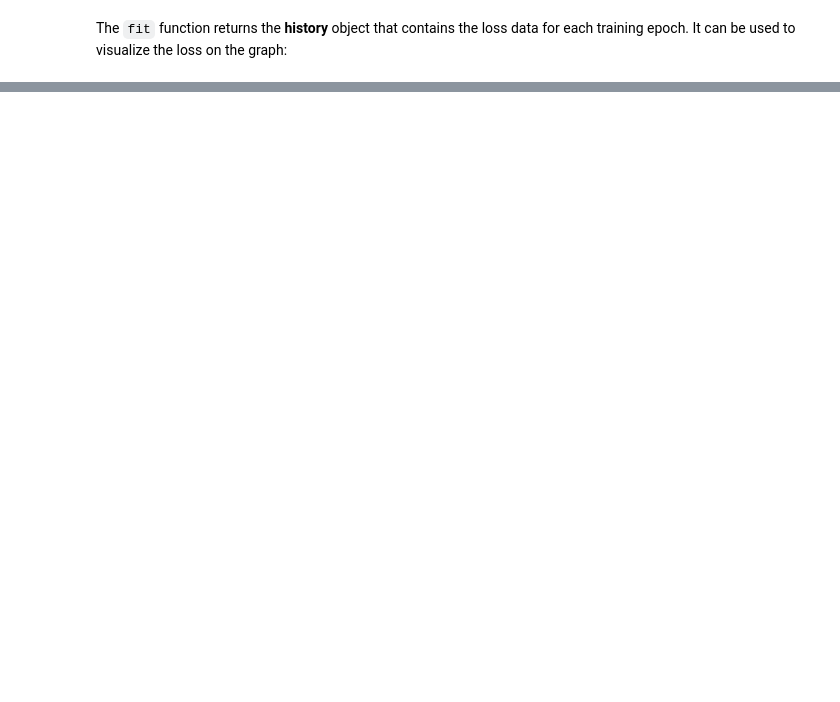
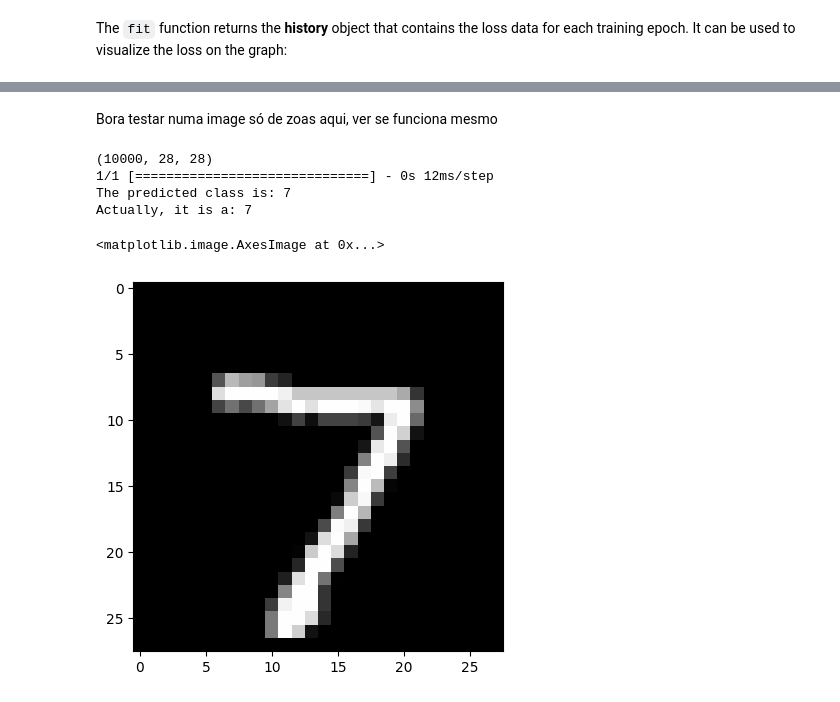
Before and after one commit to nettoflix/intro-computer-vision-tensorflow, a Jupyter notebook: script.ipynb, the cells around one changed output, grey strips where cells are left out. Saved outputs shown, nothing was run; the diff lists cells and outputs as text; code cells hidden in the pictures; blank space fills up the shorter version.

```diff
--- a/script.ipynb
+++ b/script.ipynb
@@ -263,0 +345,27 @@ plt.legend()
+# %% [markdown]
+Bora testar numa image só de zoas aqui, ver se funciona mesmo
+# %%
+# Let's assume `single_image` is your test image and it's a numpy array with shape (28, 28)
+single_image = x_test[0]
+print(x_test.shape)
+single_image = single_image.reshape(1, 28, 28)
+
+# Now, you can use the model to predict the class of the single image
+predictions = model.predict(single_image)
+
+# The output `predictions` is a 2D array with shape (1, 10), where 10 is the number of classes.
+# Each value in `predictions[0]` is the model's confidence that the image belongs to that class.
+# You can get the predicted class by finding the index of the maximum value.
+predicted_class = np.argmax(predictions[0])
+
+print("The predicted class is:", predicted_class)
+print("Actually, it is a:", y_test[0])
+fig,ax = plt.subplots(1,1)
+ax.imshow(x_test[0], cmap='gray')
+# %% [output]
+(10000, 28, 28)
+1/1 [==============================] - 0s 12ms/step
+The predicted class is: 7
+Actually, it is a: 7
+<matplotlib.image.AxesImage at 0x...>
+[figure, added]
```
Also changed, not shown: parts of 17 cells of this notebook, 1 other file.
